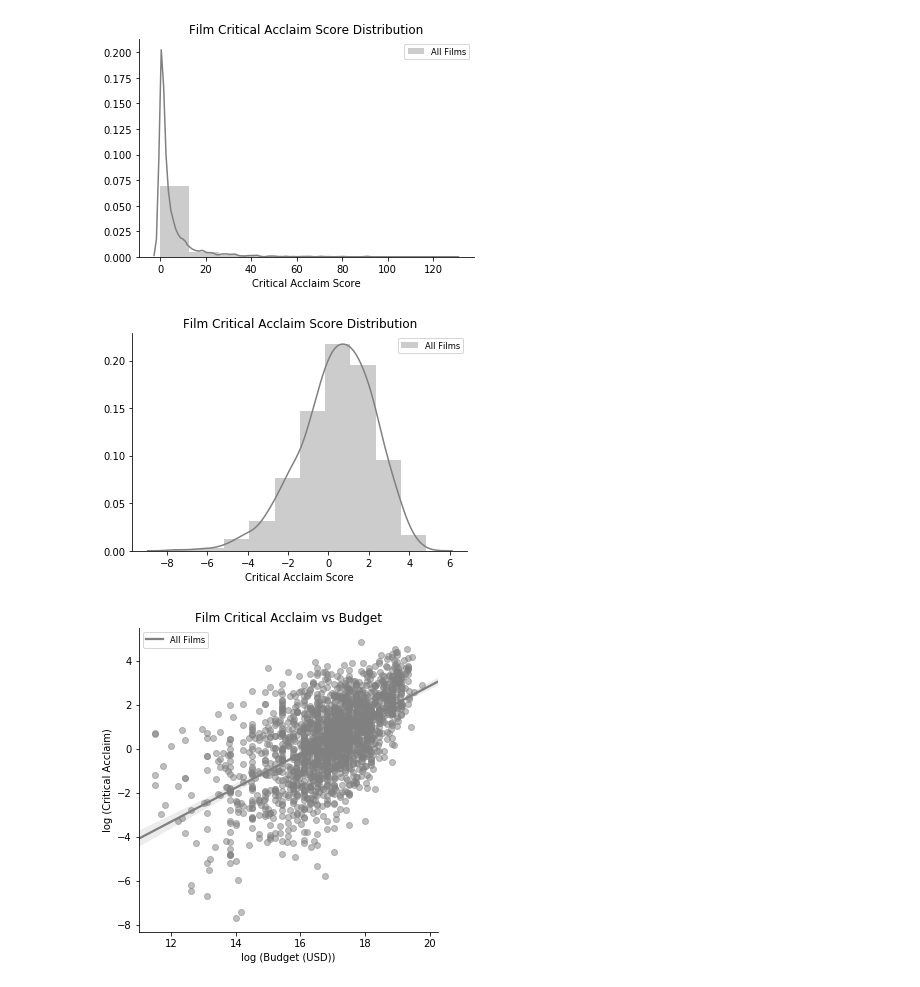
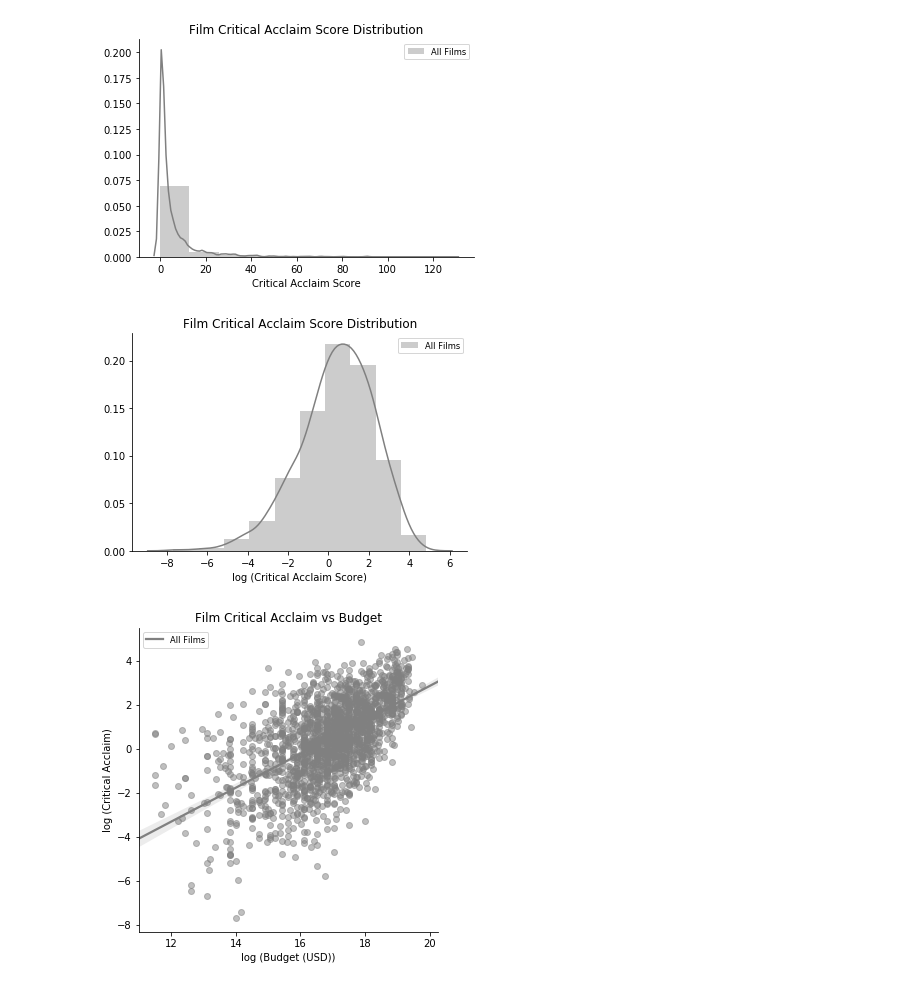
Before and after one commit to mileslucey/movies_success_analysis, a Jupyter notebook: analysis.ipynb, the cells around one changed output. Saved outputs shown, nothing was run; the diff lists cells and outputs as text; code cells hidden in the pictures.

Commit message:
save figures

```diff
--- a/analysis.ipynb
+++ b/analysis.ipynb
@@ -231,19 +237,19 @@ plt.show()
 # %%
 # LOG CRITICAL ACCLAIM SCORE DISTRIBUTION CHART (ALL MOVIES)
 
 # Create a distribution plot to check that films have normally distributed log critical acclaim scores
 sns.distplot(new_movies_df["log Critical Acclaim"], color = "grey", label = "All Films", bins = 10)
 
 # Chart labels and formatting
 plt.title("Film Critical Acclaim Score Distribution")
-plt.xlabel("Critical Acclaim Score")
+plt.xlabel("log (Critical Acclaim Score)")
 plt.legend(fontsize="small", loc = "upper right")
 sns.despine()
 
 # Display the chart
 plt.show()
 # %% [output]
-[figure, old version]
+[figure, new version]
 # %%
 # CREATE SCATTER PLOT THAT SHOWS THE RELATIONSHIP BETWEEN BUDGET AND CRITICAL ACCLAIM FOR ALL FILMS
 
```
Also changed, not shown: parts of 9 cells of this notebook, 8 other files.
